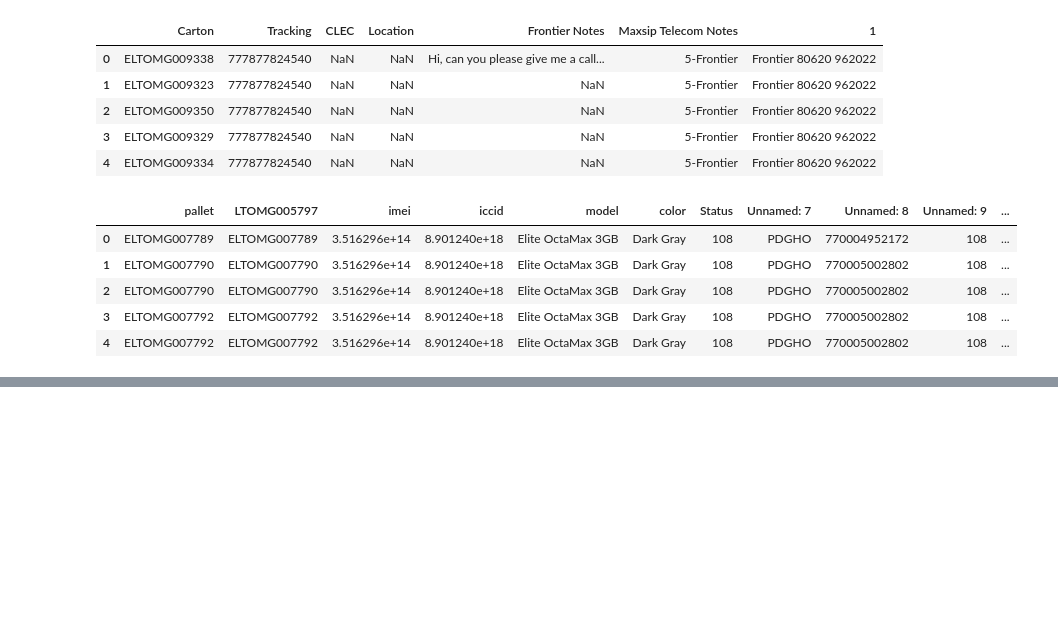
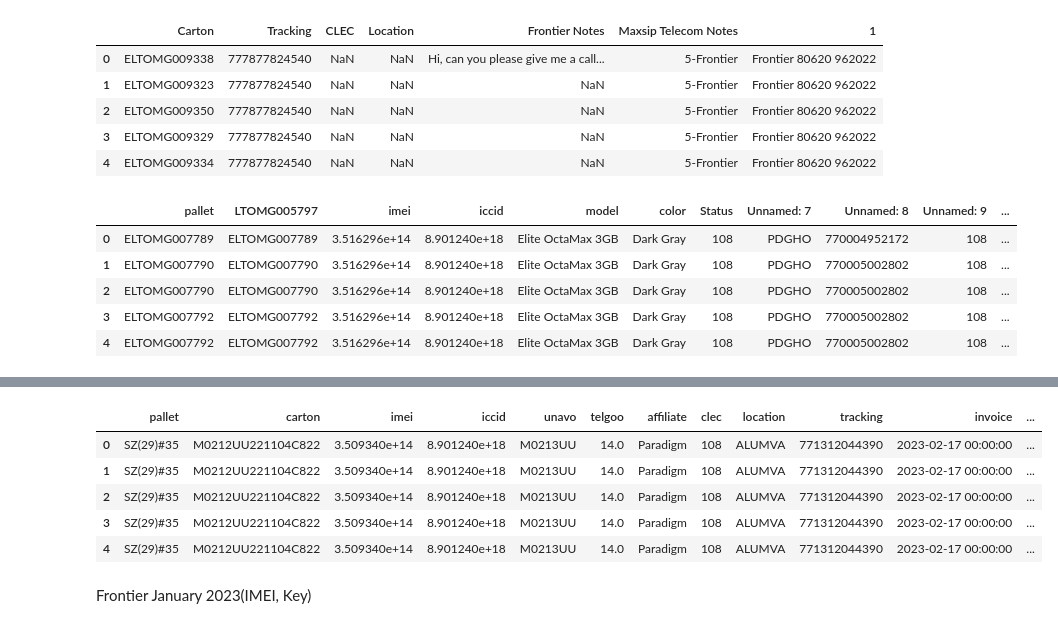
Before and after one commit to DevExpert0101/DataProcessing, a Jupyter notebook: x2.ipynb, the cells around one changed output, grey strips where cells are left out. Saved outputs shown, nothing was run; the diff lists cells and outputs as text; code cells hidden in the pictures; blank space fills up the shorter version.

```diff
--- a/x2.ipynb
+++ b/x2.ipynb
@@ -1098,0 +1165,5 @@ data15_sheet2.head()
+# %%
+data17_1 = pd.read_excel('./data/Frontier Blu Devices February 104242.xlsx', 'Frontier')
+data17_2 = pd.read_excel('./data/Frontier Blu Devices February 104242.xlsx', 'Maxsip')
+data17_1['1'] = 'Frontier Blu Devices February 104242'
+data17_2['1'] = 'Frontier Blu Devices February 104242'
@@ -1098,0 +1181,10 @@ data15_sheet2.head()
+# %%
+data17_2.columns = data17_2.columns.str.lower()
+data17_2.head()
+# %% [output]
+|  | pallet | carton | imei | iccid | unavo | telgoo | affiliate | clec | location | tracking | invoice | ... |
+| 0 | SZ(29)#35 | M0212UU221104C822 | 3.509340e+14 | 8.901240e+18 | M0213UU | 14.0 | Paradigm | 108 | ALUMVA | 771312044390 | 2023-02-17 00:00:00 | ... |
+| 1 | SZ(29)#35 | M0212UU221104C822 | 3.509340e+14 | 8.901240e+18 | M0213UU | 14.0 | Paradigm | 108 | ALUMVA | 771312044390 | 2023-02-17 00:00:00 | ... |
+| 2 | SZ(29)#35 | M0212UU221104C822 | 3.509340e+14 | 8.901240e+18 | M0213UU | 14.0 | Paradigm | 108 | ALUMVA | 771312044390 | 2023-02-17 00:00:00 | ... |
+| 3 | SZ(29)#35 | M0212UU221104C822 | 3.509340e+14 | 8.901240e+18 | M0213UU | 14.0 | Paradigm | 108 | ALUMVA | 771312044390 | 2023-02-17 00:00:00 | ... |
+| 4 | SZ(29)#35 | M0212UU221104C822 | 3.509340e+14 | 8.901240e+18 | M0213UU | 14.0 | Paradigm | 108 | ALUMVA | 771312044390 | 2023-02-17 00:00:00 | ... |
@@ -1098,0 +1205,2 @@ data15_sheet2.head()
+# %% [markdown]
+Frontier January 2023(IMEI, Key)
```
Also changed, not shown: parts of 28 cells of this notebook.
